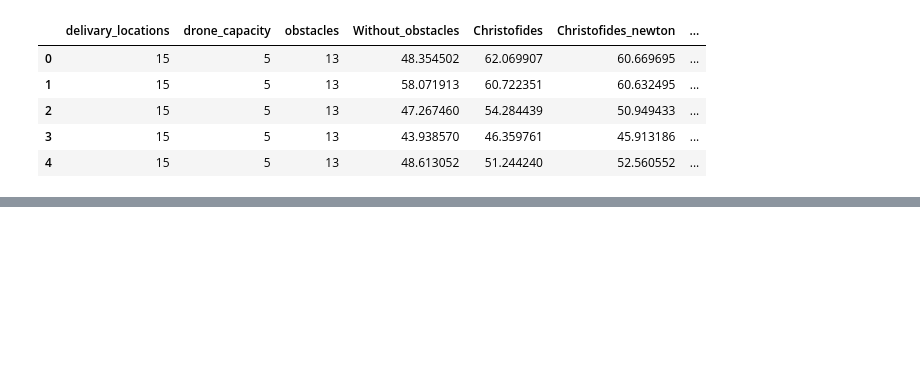
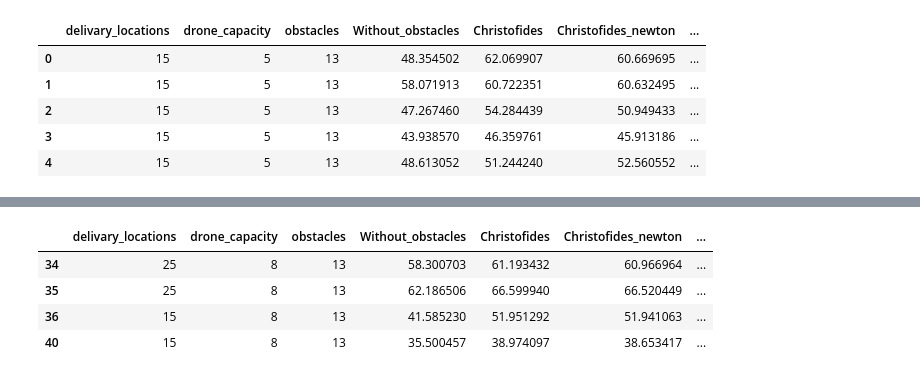
Before and after one commit to Grey-Hat-07/drone_obstacle, a Jupyter notebook: Drone_performance_k.ipynb, the cells around one changed output, grey strips where cells are left out. Saved outputs shown, nothing was run; the diff lists cells and outputs as text; code cells hidden in the pictures; blank space fills up the shorter version.

```diff
--- a/Drone_performance_k.ipynb
+++ b/Drone_performance_k.ipynb
@@ -42,20 +42,20 @@ plt.show()
 # %%
-df_cap_k['rho_Christofides'] = df_cap_k['Christofides'] / df_cap_k['Without_obstacles']
-df_cap_k['rho_Christofides_newton'] = df_cap_k['Christofides_newton'] / df_cap_k['Without_obstacles']
-df_cap_k['rho_brut_force_distance'] = df_cap_k['brut_force_distance'] / df_cap_k['Without_obstacles']
-df_cap_k['rho_brut_force_Newton'] = df_cap_k['brut_force_Newton'] / df_cap_k['Without_obstacles']
+# df_cap_k['rho_Christofides'] = df_cap_k['Christofides'] / df_cap_k['Without_obstacles']
+# df_cap_k['rho_Christofides_newton'] = df_cap_k['Christofides_newton'] / df_cap_k['Without_obstacles']
+# df_cap_k['rho_brut_force_distance'] = df_cap_k['brut_force_distance'] / df_cap_k['Without_obstacles']
+# df_cap_k['rho_brut_force_Newton'] = df_cap_k['brut_force_Newton'] / df_cap_k['Without_obstacles']
 
-# Group the data by delivery_locations and calculate the mean
-mean_rho = df_cap_k.groupby('delivary_locations')[['rho_Christofides', 'rho_Christofides_newton', 'rho_brut_force_distance', 'rho_brut_force_Newton']].mean().reset_index()
+# # Group the data by delivery_locations and calculate the mean
+# mean_rho = df_cap_k.groupby('delivary_locations')[['rho_Christofides', 'rho_Christofides_newton', 'rho_brut_force_distance', 'rho_brut_force_Newton']].mean().reset_index()
 
-# Melt the DataFrame to have 'algorithm' and 'rho' columns for plotting
-mean_rho_melt = pd.melt(mean_rho, id_vars=['delivary_locations'], value_vars=['rho_Christofides', 'rho_Christofides_newton', 'rho_brut_force_distance', 'rho_brut_force_Newton'], var_name='Algorithm', value_name='Mean Rho')
+# # Melt the DataFrame to have 'algorithm' and 'rho' columns for plotting
+# mean_rho_melt = pd.melt(mean_rho, id_vars=['delivary_locations'], value_vars=['rho_Christofides', 'rho_Christofides_newton', 'rho_brut_force_distance', 'rho_brut_force_Newton'], var_name='Algorithm', value_name='Mean Rho')
 
-# Plot the line plot using seaborn
-plt.figure(figsize=(12, 6))
-sns.lineplot(x='delivary_locations', y='Mean Rho', hue='Algorithm', marker='o', data=mean_rho_melt)
-plt.title('Mean Rho Values for Different Algorithms (Drone Capacity = 5)')
-plt.xlabel('Delivery Locations')
-plt.ylabel('Mean Rho')
-plt.grid(True)
-plt.show()
+# # Plot the line plot using seaborn
+# plt.figure(figsize=(12, 6))
+# sns.lineplot(x='delivary_locations', y='Mean Rho', hue='Algorithm', marker='o', data=mean_rho_melt)
+# plt.title('Mean Rho Values for Different Algorithms (Drone Capacity = 5)')
+# plt.xlabel('Delivery Locations')
+# plt.ylabel('Mean Rho')
+# plt.grid(True)
+# plt.show()
@@ -63,0 +62,9 @@ plt.show()
+# %%
+df_filtered_8 = df_cap_k[df_cap_k['drone_capacity'] == 8]
+df_filtered_8.tail()
+# %% [output]
+|  | delivary_locations | drone_capacity | obstacles | Without_obstacles | Christofides | Christofides_newton | ... |
+| 34 | 25 | 8 | 13 | 58.300703 | 61.193432 | 60.966964 | ... |
+| 35 | 25 | 8 | 13 | 62.186506 | 66.599940 | 66.520449 | ... |
+| 36 | 15 | 8 | 13 | 41.585230 | 51.951292 | 51.941063 | ... |
+| 40 | 15 | 8 | 13 | 35.500457 | 38.974097 | 38.653417 | ... |
```
Also changed, not shown: parts of 4 cells of this notebook, 3 other files.
